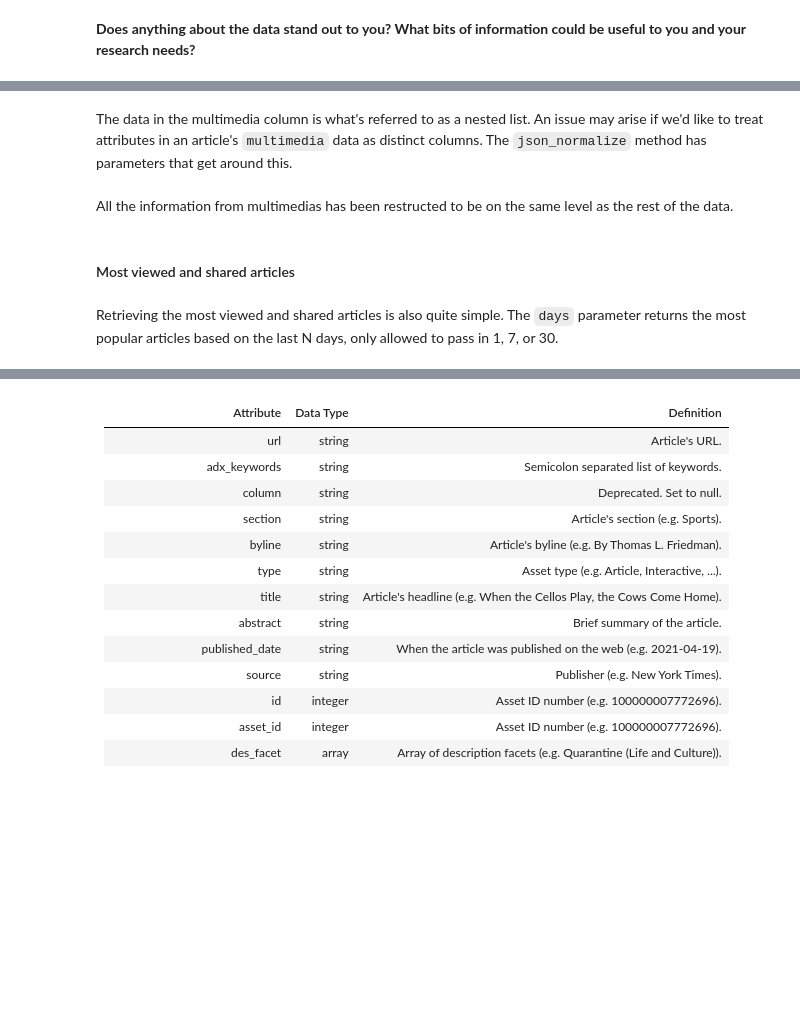
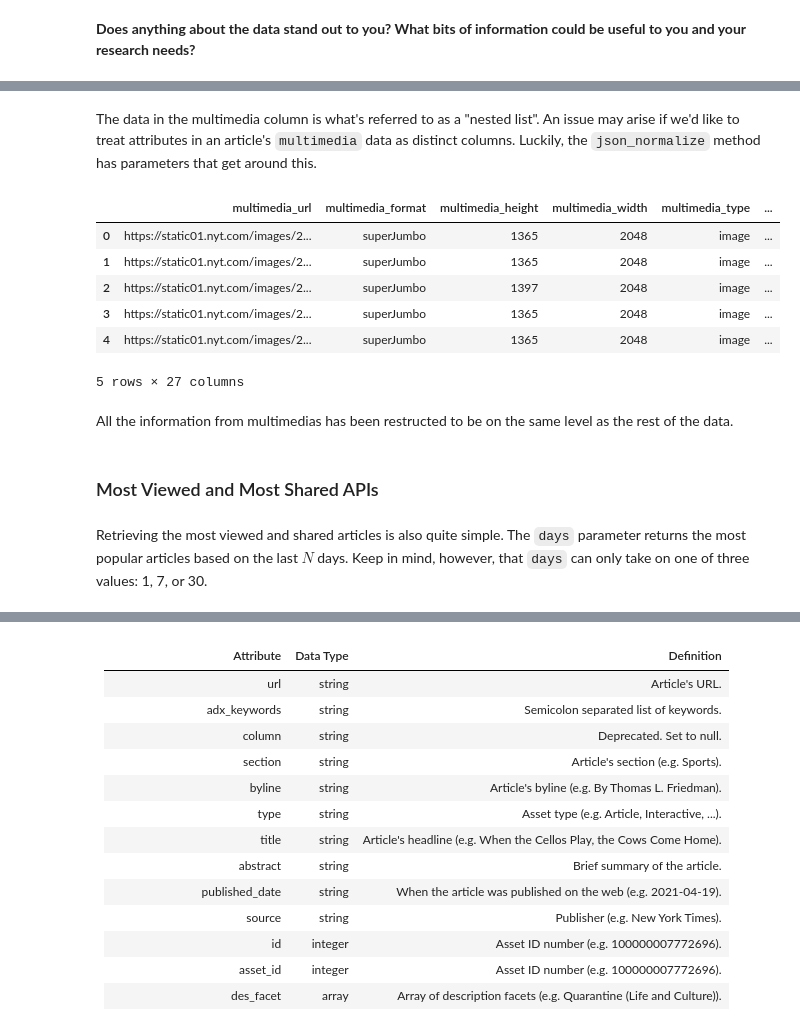
Before and after one commit to dlab-berkeley/Python-Web-Scraping-Legacy, a Jupyter notebook: APIs/API_workbook.ipynb, the cells around one changed output, grey strips where cells are left out. Saved outputs shown, nothing was run; the diff lists cells and outputs as text; code cells hidden in the pictures; blank space fills up the shorter version.

```diff
--- a/APIs/API_workbook.ipynb
+++ b/APIs/API_workbook.ipynb
@@ -13,6 +15,6 @@ from datetime import datetime
 # %% [markdown]
 Put the API Key you just created in the `api_key` variable in the cell below
 # %%
-#put your key here
-api_key = ""
+# Put your API key here
+api_key = "BDJ8eSiU6JtmZKGYiJBpnPC5HS1scZSM"
 # %% [markdown]
@@ -156,12 +173,20 @@ multimedia.iloc[0]
 # %% [markdown]
-The data in the multimedia column is what's referred to as a nested list. An issue may arise if we'd like to treat attributes in an article's `multimedia` data as distinct columns. The `json_normalize` method has parameters that get around this.
+The data in the multimedia column is what's referred to as a "nested list". An issue may arise if we'd like to treat attributes in an article's `multimedia` data as distinct columns. Luckily, the `json_normalize` method has parameters that get around this.
 # %%
-#Call the json_normalize method by setting record_path to multimedia
-#Set record_prefix to "multimedia_" to identify the data under multimedia
-#Set meta to a list of columns from the original dataframe cols
+# Call the json_normalize method by setting record_path to multimedia
+# Set record_prefix to "multimedia_" to identify the data under multimedia
+# Set meta to a list of columns from the original dataframe cols
 cols = df.columns.tolist()
-df = pd.json_normalize(top_stories, record_path = "multimedia", record_prefix= "multimedia_", meta=cols)
-df.head()
+stories_df = pd.json_normalize(top_stories, record_path="multimedia", record_prefix="multimedia_", meta=cols)
+stories_df.head()
+# %% [output]
+|  | multimedia_url | multimedia_format | multimedia_height | multimedia_width | multimedia_type | ... |
+| 0 | https://static01.nyt.com/images/2... | superJumbo | 1365 | 2048 | image | ... |
+| 1 | https://static01.nyt.com/images/2... | superJumbo | 1365 | 2048 | image | ... |
+| 2 | https://static01.nyt.com/images/2... | superJumbo | 1397 | 2048 | image | ... |
+| 3 | https://static01.nyt.com/images/2... | superJumbo | 1365 | 2048 | image | ... |
+| 4 | https://static01.nyt.com/images/2... | superJumbo | 1365 | 2048 | image | ... |
+5 rows × 27 columns
 # %% [markdown]
 All the information from multimedias has been restructed to be on the same level as the rest of the data.
 # %%
@@ -170,5 +195,5 @@ df.to_csv("top_nyt_articles.csv")
 # %% [markdown]
-#### Most viewed and shared articles
+### Most Viewed and Most Shared APIs
 # %% [markdown]
-Retrieving the most viewed and shared articles is also quite simple. The `days` parameter returns the most popular articles based on the last N days, only allowed to pass in 1, 7, or 30.
+Retrieving the most viewed and shared articles is also quite simple. The `days` parameter returns the most popular articles based on the last $N$ days. Keep in mind, however, that `days` can only take on one of three values: 1, 7, or 30.
 # %%
```
Also changed, not shown: parts of 91 cells of this notebook.
